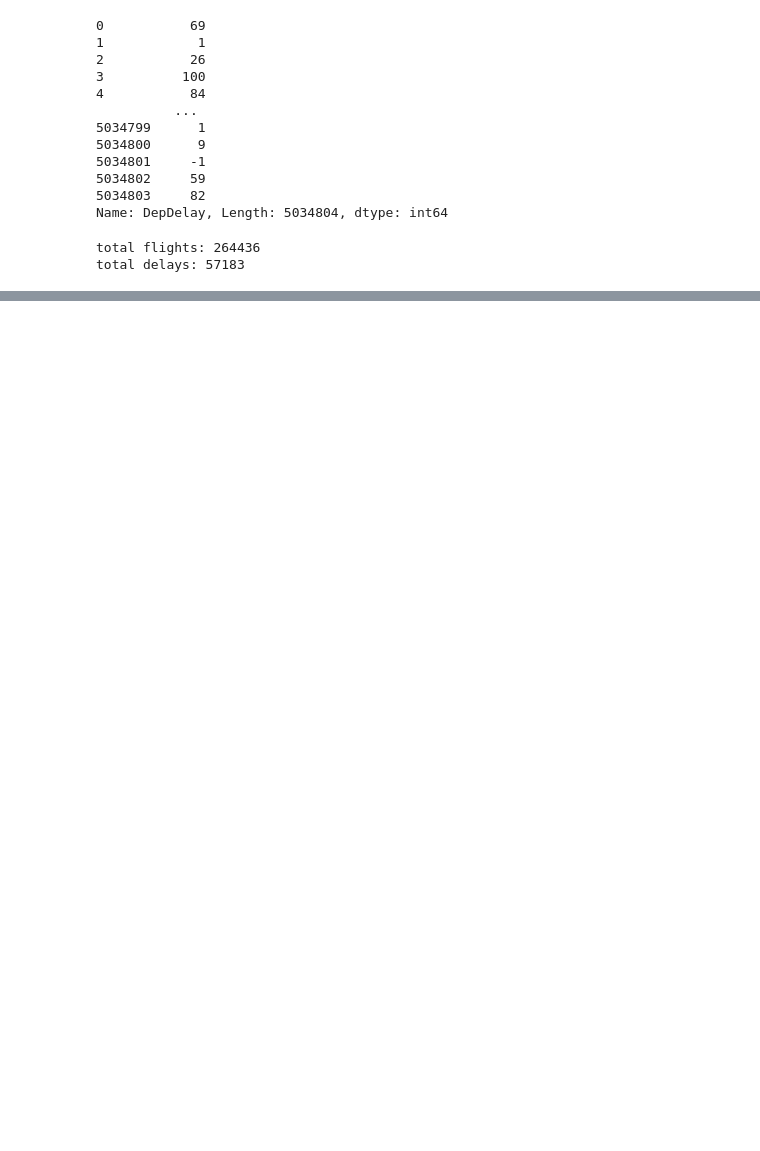
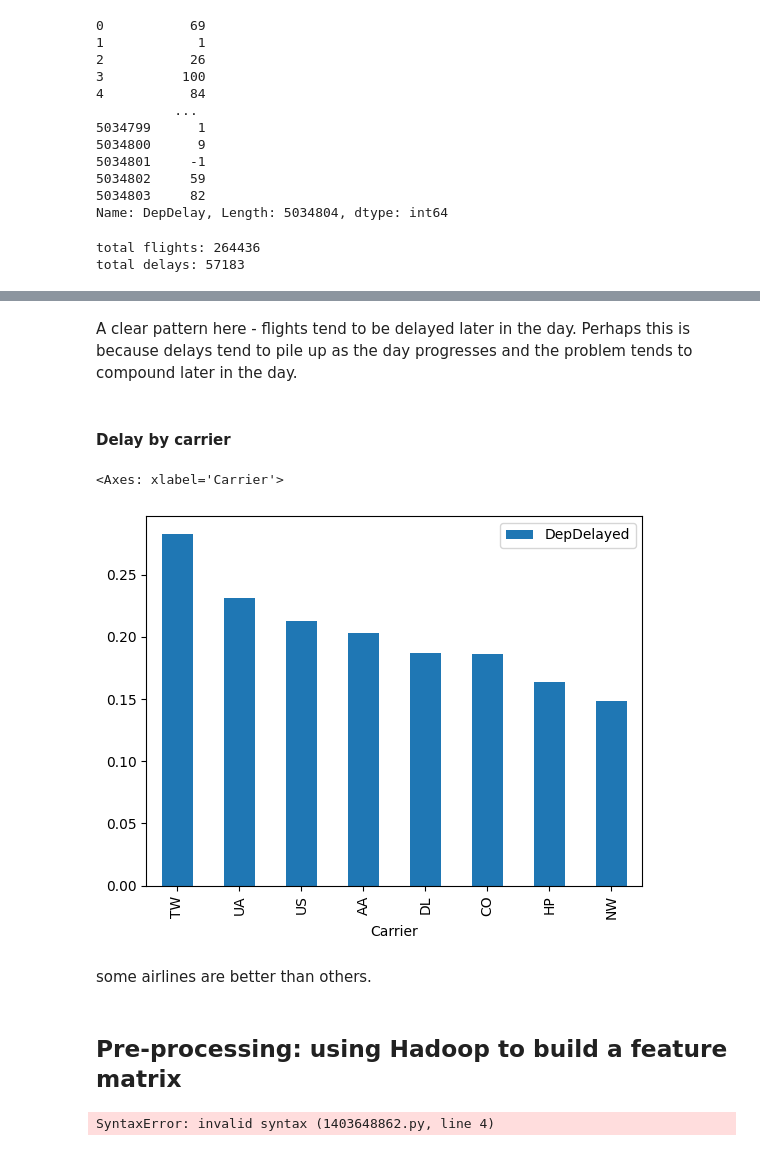
Before and after one commit to liemnt/test-flight-business-intelligence, a Jupyter notebook: process_and_predict.ipynb, the cells around one changed output, grey strips where cells are left out. Drawn from its saved outputs; the diff is of its cells as text; code cells hidden in the pictures; blank space fills up the shorter version.

```diff
--- a/process_and_predict.ipynb
+++ b/process_and_predict.ipynb
@@ -97,0 +136,52 @@ total delays: 57183
+# %% [markdown]
+A clear pattern here - flights tend to be delayed later in the day. Perhaps this is because delays tend to pile up as the day progresses and the problem tends to compound later in the day.
+# %% [markdown]
+#### Delay by carrier
+# %%
+# Compute average number of delayed flights per carrier
+grouped1 = df[['DepDelayed', 'Carrier']].groupby('Carrier').filter(lambda x: len(x)>10)
+grouped2 = grouped1.groupby('Carrier').mean()
+carrier = grouped2.sort_values(['DepDelayed'], ascending=False)
+
+# display top 15 destination carriers by delay (from ORD)
+carrier[:15].plot(kind='bar')
+# %% [output]
+<Axes: xlabel='Carrier'>
+[figure, added]
+# %% [markdown]
+some airlines are better than others.
+# %% [markdown]
+## Pre-processing: using Hadoop to build a feature matrix
+# %%
+# Execute the script directly from IPython (the Python UDFs are separately stored in "util.py")
+%%writefile preprocess1.pig
+
+Register 'util.py' USING jython as util;
+DEFINE preprocess(year_str, airport_code) returns data
+{
+        -- load airline data from specified year (need to specify fields since it's not in HCat)
+        airline = load './result/$year_str.csv' using PigStorage(',')
+            as (Year: int, Month: int, DayOfMonth: int, DayOfWeek: int, DepTime: chararray,
+                CRSDepTime: chararray, ArrTime, CRSArrTime, Carrier: chararray, FlightNum, TailNum, ActualElapsedTime,
+                CRSElapsedTime, AirTime, ArrDelay, DepDelay: int, Origin: chararray, Dest: chararray, Distance: int,
+                TaxiIn, TaxiOut, Cancelled: int, CancellationCode, Diverted, CarrierDelay, WeatherDelay,
+                NASDelay, SecurityDelay, LateAircraftDelay);
+
+        -- keep only instances where flight was not cancelled and originate at ORD
+        airline_flt = filter airline by Cancelled == 0 and Origin == '$airport_code';
+
+        -- Keep only fields I need
+        $data = foreach airline_flt generate DepDelay as delay, Month, DayOfMonth, DayOfWeek,
+                                             util.get_hour(CRSDepTime) as hour, Distance, Carrier, Dest,
+                                             util.days_from_nearest_holiday(Year, Month, DayOfMonth) as hdays;
+};
+
+ORD_1996 = preprocess('1996', 'ORD');
+rmf ./fm/ord_1996_1
+store ORD_1996 into './fm/ord_1996_1' using PigStorage(',');
+
+# ORD_2008 = preprocess('2008', 'ORD');
+# rmf airline/fm/ord_2008_1
+# store ORD_2008 into 'airline/fm/ord_2008_1' using PigStorage(',');
+# %% [output]
+SyntaxError: invalid syntax (1403648862.py, line 4)
```
Also changed, not shown: parts of 6 cells of this notebook, 2 other files.
